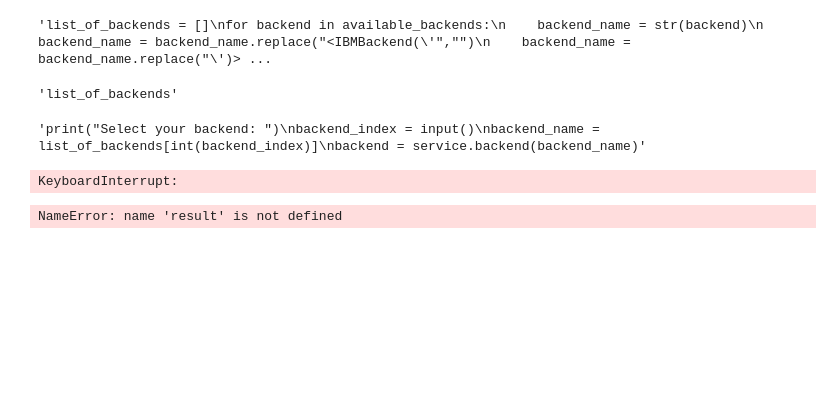
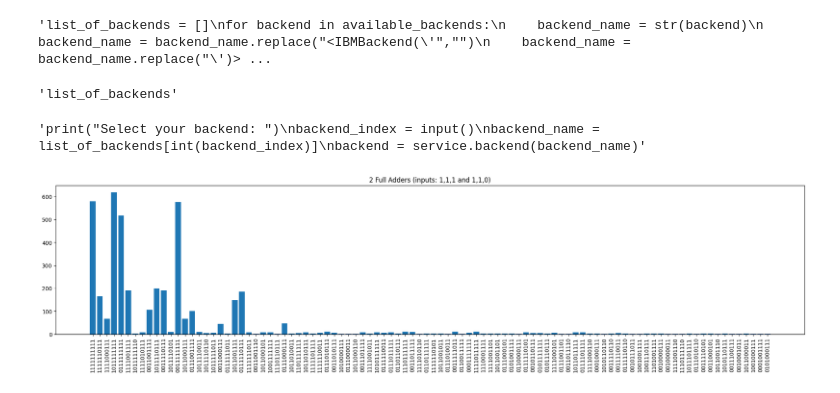
Before and after one commit to delbempedro/ic, a Jupyter notebook: projects/run_circuit.ipynb, the cells around one changed output. Saved outputs shown, nothing was run; the diff lists cells and outputs as text; code cells hidden in the pictures; blank space fills up the shorter version.

Commit message:
update to see preevious results

```diff
--- a/projects/run_circuit.ipynb
+++ b/projects/run_circuit.ipynb
@@ -56,7 +53,7 @@ qc = quantum_circuit.get_current_circuit()
 num_of_qbits = quantum_circuit.get_num_of_qbits()
 # %%
 #transpile your circuit
-backend = service.least_busy(operational=True, simulator=False)#, min_num_qubits=num_of_qbits
+backend = service.least_busy(operational=True, simulator=False, min_num_qubits=num_of_qbits)
 pass_manager = generate_preset_pass_manager(backend=backend, optimization_level=1)
 qc_transpiled = pass_manager.run(qc)
 sampler = Sampler(backend)
@@ -64,19 +61,17 @@ sampler = Sampler(backend)
 #run your circuit with samples
 job = sampler.run([qc_transpiled])
 result = job.result()
-# %% [output]
-KeyboardInterrupt:
 # %%
 #plot your histogram with results and save image
 data = result[0].data.c.get_counts()
 names = list(data.keys())
 values = list(data.values())
 
-plt.figure(figsize=(10,5))
+plt.figure(figsize=(25,5))
 plt.xticks(rotation=90)
 plt.title("2 Full Adders (inputs: 1,1,1 and 1,1,0)")
-plt.bar(range(len(data)), values, tick_label=names)
+plt.bar(names, values, tick_label=names)
 plt.savefig("results/real-run.png", bbox_inches="tight")
 plt.show()
 # %% [output]
-NameError: name 'result' is not defined
+[figure, added]
```
Also changed, not shown: parts of 3 cells of this notebook, 8 other files.
